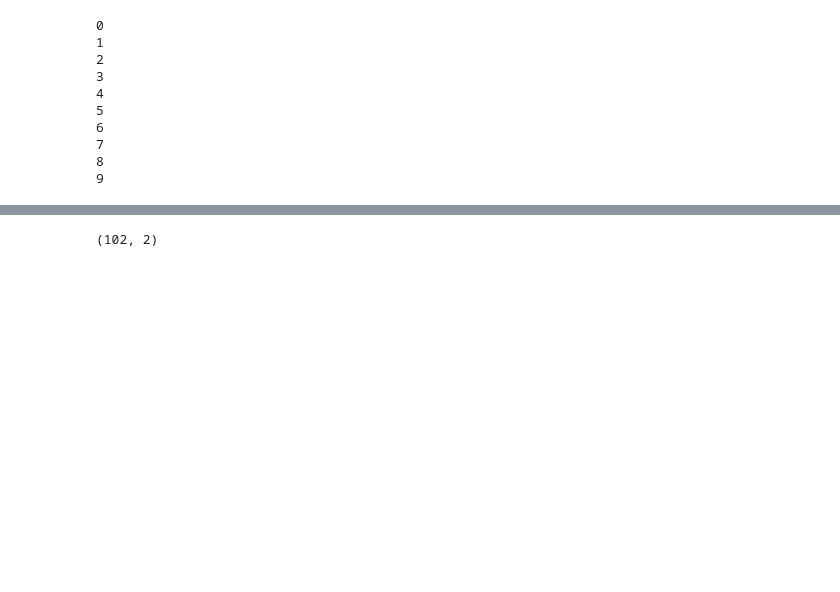
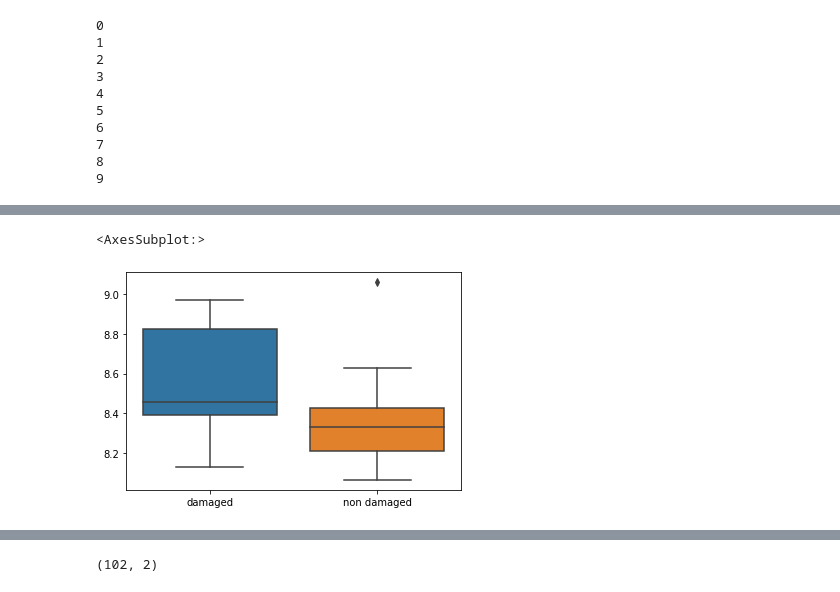
Before and after one commit to JereMonk/Wnet, a Jupyter notebook: Wnet_clustering2.ipynb, the cells around one changed output, grey strips where cells are left out. Saved outputs shown, nothing was run; the diff lists cells and outputs as text; code cells hidden in the pictures; blank space fills up the shorter version.

```diff
--- a/Wnet_clustering2.ipynb
+++ b/Wnet_clustering2.ipynb
@@ -222,3 +243,10 @@ sns.boxplot(data=df)
+# %%
+data = {'damaged':dams_seg,'non damaged':ndams_seg}
+df = pd.DataFrame(data=data)
+sns.boxplot(data=df)
+# %% [output]
+<AxesSubplot:>
+[figure, added]
 # %%
 from sklearn.linear_model import LogisticRegression
 # %%
```
Also changed, not shown: parts of 9 cells of this notebook, 28 other files.
